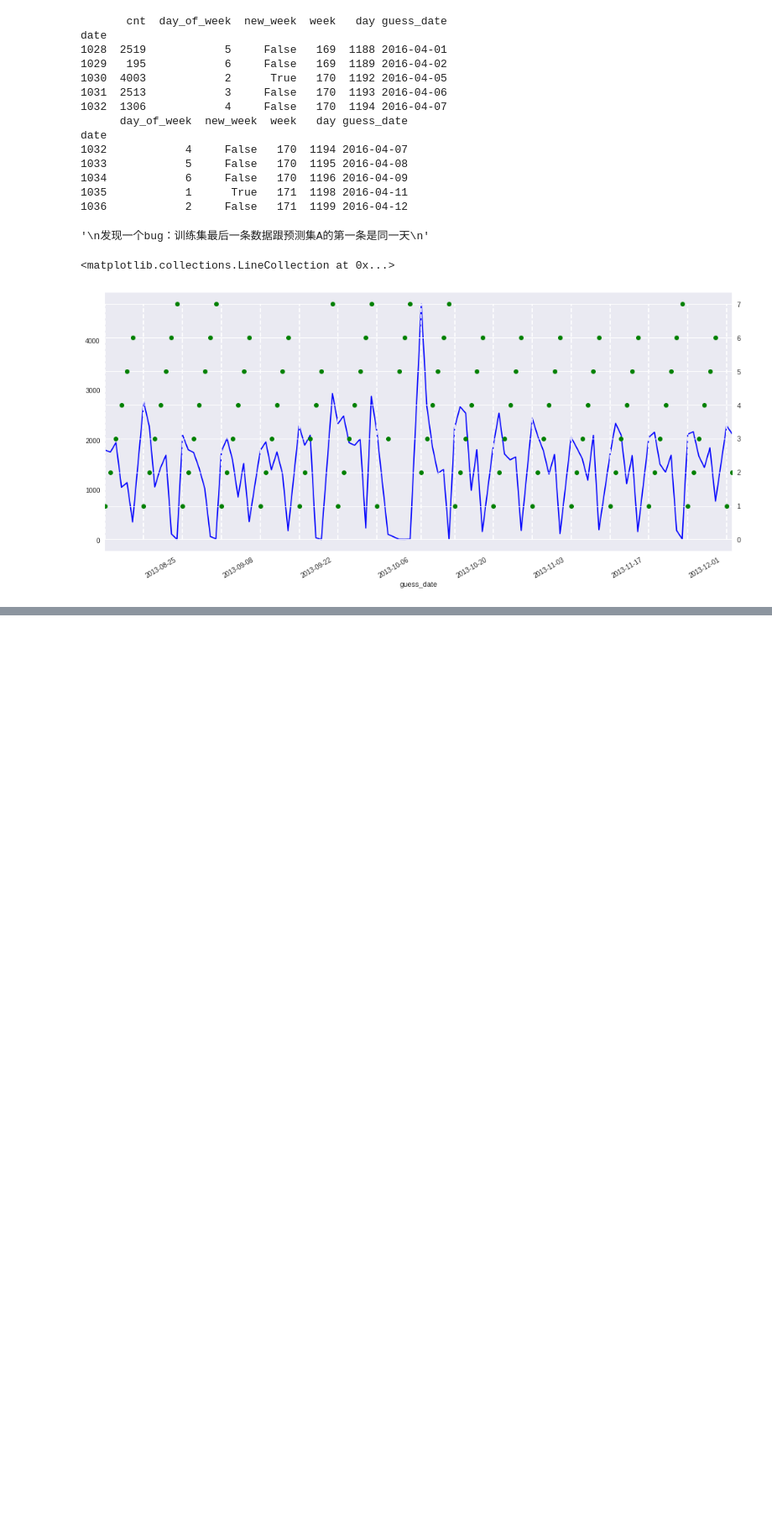
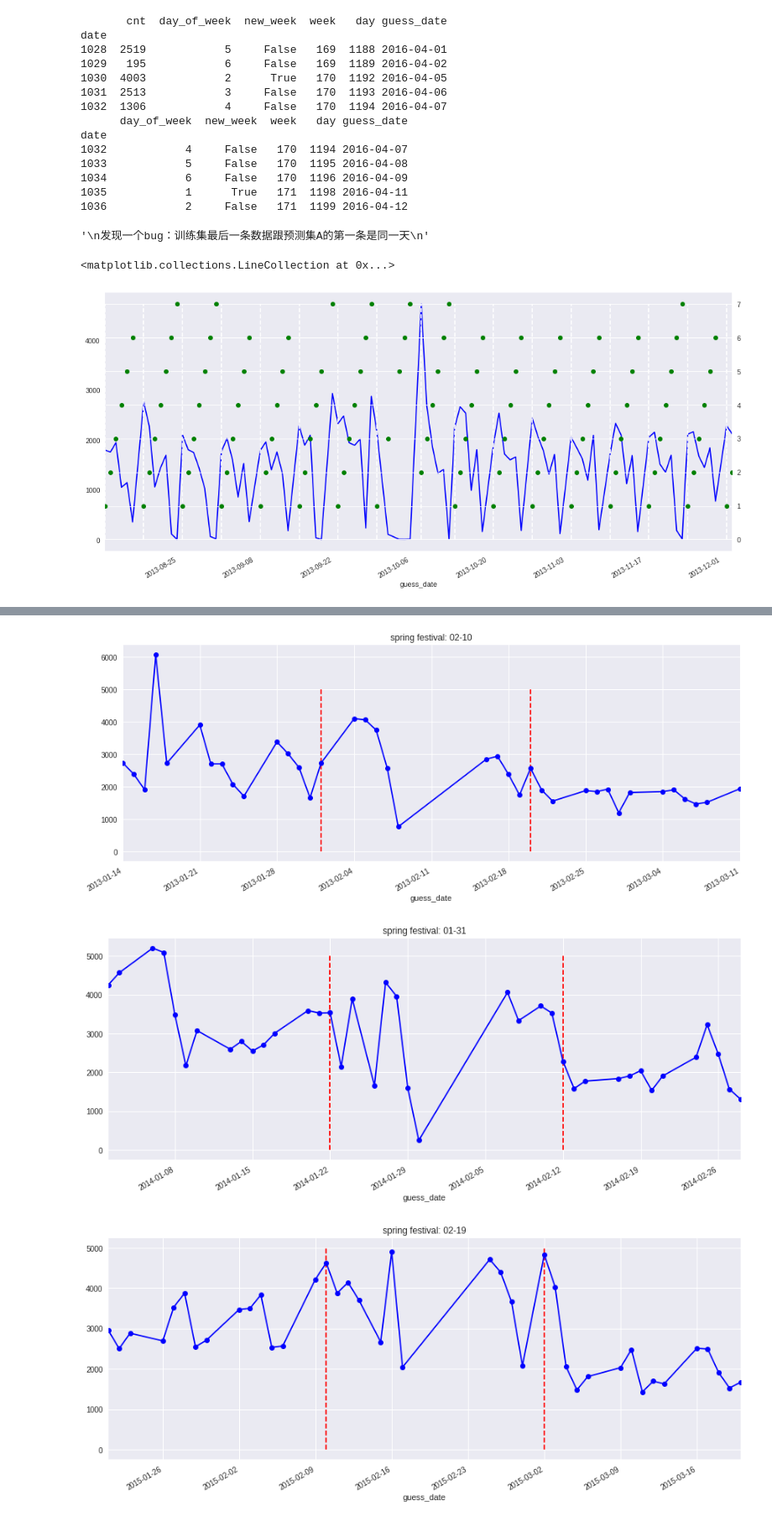
Before and after one commit to YunaQiu/yancheng_borad, a Jupyter notebook: analysis.ipynb, the cells around one changed output, grey strips where cells are left out. Shown at 84% size. Saved outputs shown, nothing was run; the diff lists cells and outputs as text; code cells hidden in the pictures; blank space fills up the shorter version.

```diff
--- a/analysis.ipynb
+++ b/analysis.ipynb
@@ -320,0 +413,20 @@ plt.vlines(x=drawDf[drawDf.new_week].index,ymin=0,ymax=7,colors='w',linestyles='
+# %%
+# 提取观察每年春节前后的工作日上排量规律
+springFest = [datetime.strptime(dt, '%Y-%m-%d') for dt in ['2013-02-10','2014-01-31','2015-02-19','2016-02-08']]
+for dt in springFest:
+    drawDf = dataDf[(dataDf.guess_date>dt-timedelta(days=30)) & (dataDf.guess_date<dt+timedelta(days=30)) & (dataDf.holiday==0)]
+    fig, ax = plt.subplots(figsize=(15,6))
+    drawDf.set_index('guess_date', inplace=True)
+    drawDf['cnt'].plot(ax=ax, style='b-', marker='o')
+    foreVline = drawDf[:dt-timedelta(days=9)].iloc[-1].name
+    backVline = drawDf[dt:].iloc[4].name
+    plt.vlines(x=[foreVline,backVline], ymin=0, ymax=5000, colors='r', linestyles='dashed')
+    plt.title("spring festival: " + dt.strftime('%m-%d'))
+'''
+春节前9天相对较高，但春节前最后一个工作日会很低
+春节后的五天也相对较高
+'''
+# %% [output]
+[figure, added]
+[figure, added]
+[figure, added]
```
Also changed, not shown: parts of 8 cells of this notebook, 4 other files.
